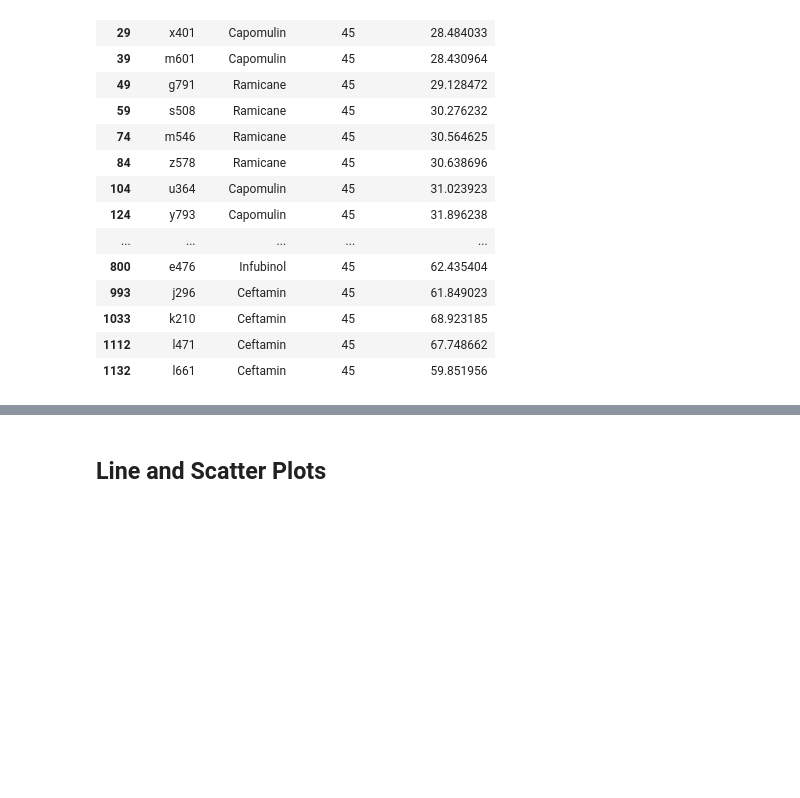
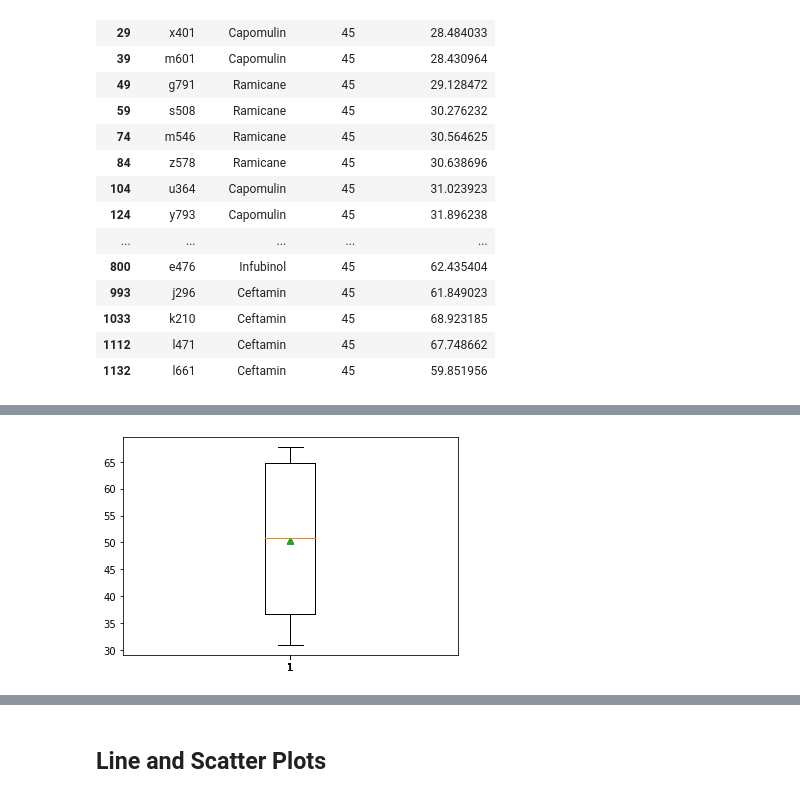
Before and after one commit to clem1803/matplotlib-challenge, a Jupyter notebook: pymaceuticals_starter.ipynb, the cells around one changed output, grey strips where cells are left out. Saved outputs shown, nothing was run; the diff lists cells and outputs as text; code cells hidden in the pictures; blank space fills up the shorter version.

```diff
--- a/pymaceuticals_starter.ipynb
+++ b/pymaceuticals_starter.ipynb
@@ -480,3 +488,5 @@ groupby_fav_regimen_last_time.head()
 | 1033 | k210 | Ceftamin | 45 | 68.923185 |
 | 1112 | l471 | Ceftamin | 45 | 67.748662 |
 | 1132 | l661 | Ceftamin | 45 | 59.851956 |
+# %%
+quartiles = groupby_fav_regimen_last_time["Tumor Volume (mm3)"].quantile([.25,.5,.75])
@@ -482,0 +510,2 @@ groupby_fav_regimen_last_time.head()
+# %%
+quartiles_df = pd.DataFrame({"Quartile": quartiles})
@@ -482,0 +635,5 @@ groupby_fav_regimen_last_time.head()
+# %%
+for values in quartiles:
+    plt.boxplot(quartiles_df, showmeans=True)
+# %% [output]
+[figure, added]
```
Also changed, not shown: parts of 34 cells of this notebook, 1 other file.
